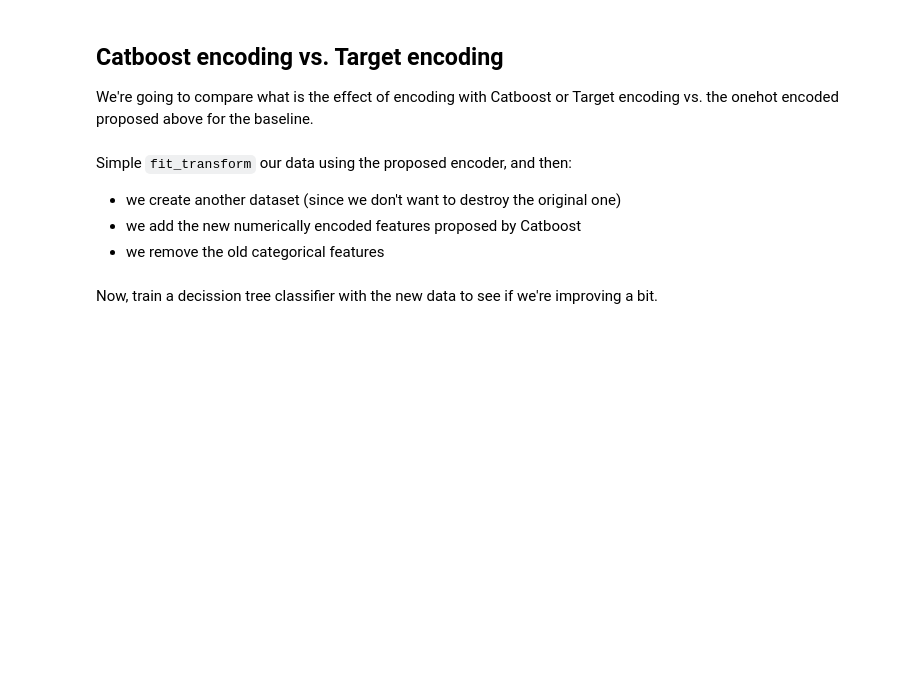
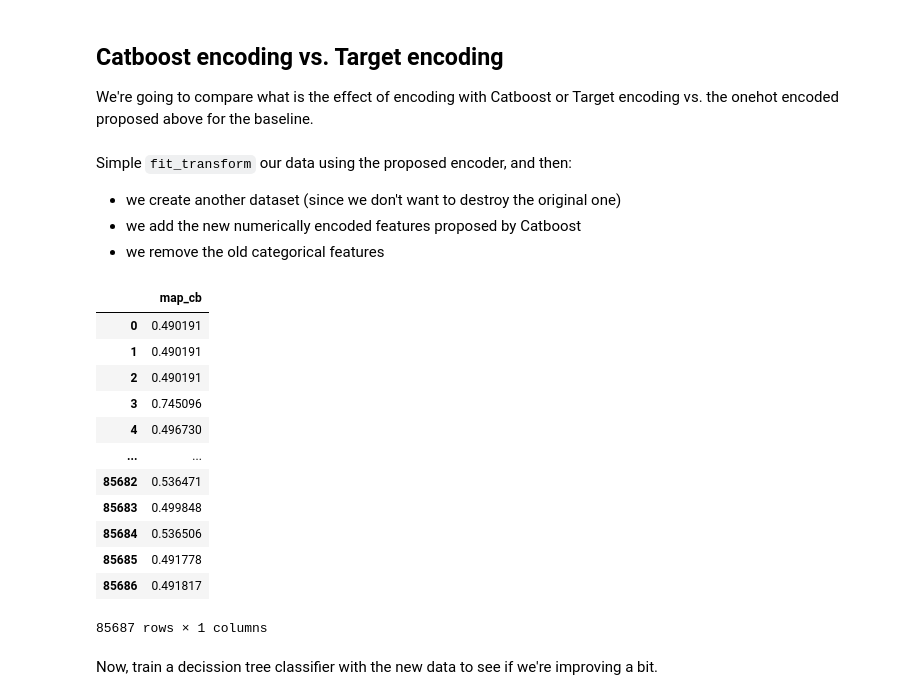
Before and after one commit to jacksomeone-92/ML2_Group_B, a Jupyter notebook: GroupB_CounterStrikeGO.ipynb, the cells around one changed output. Cells and saved outputs as stored; diff of their text form; code cells hidden in the pictures; blank space fills up the shorter version.

```diff
--- a/GroupB_CounterStrikeGO.ipynb
+++ b/GroupB_CounterStrikeGO.ipynb
@@ -789,12 +811,22 @@ Simple `fit_transform` our data using the proposed encoder, and then:
   - we remove the old categorical features
 # %%
 # Create the Catboost encoder, and "fit" + "transform" our data.
-catboost_enc = ce.CatBoostEncoder(cols=data.categorical_features)
-new_columns = catboost_enc.fit_transform(
-    data.categorical, data.target).add_suffix('_cb')
+catboost_enc = ce.CatBoostEncoder()
+map_cb= catboost_enc.fit_transform(
+    df_categorical['map'], df[target]).add_suffix('_cb')
 
-# Create another Dataset with my original features
-data_cb = Dataset.from_dataframe(data.all)
-data_cb.set_target('band_type')
-# ... and I add the newly encoded columns, removing the categorical ones.
-data_cb.add_columns(new_columns).drop_columns(data_cb.categorical_features);
+map_cb
+# %% [output]
+|  | map_cb |
+| 0 | 0.490191 |
+| 1 | 0.490191 |
+| 2 | 0.490191 |
+| 3 | 0.745096 |
+| 4 | 0.496730 |
+| ... | ... |
+| 85682 | 0.536471 |
+| 85683 | 0.499848 |
+| 85684 | 0.536506 |
+| 85685 | 0.491778 |
+| 85686 | 0.491817 |
+85687 rows × 1 columns
```
Also changed, not shown: parts of 30 cells of this notebook.
